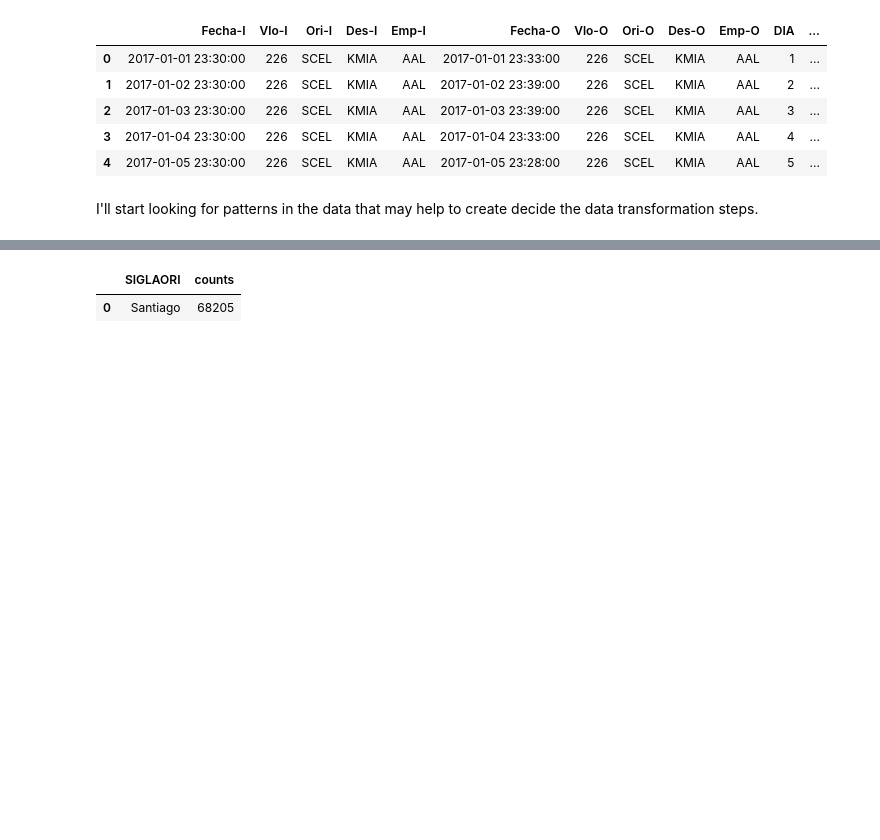
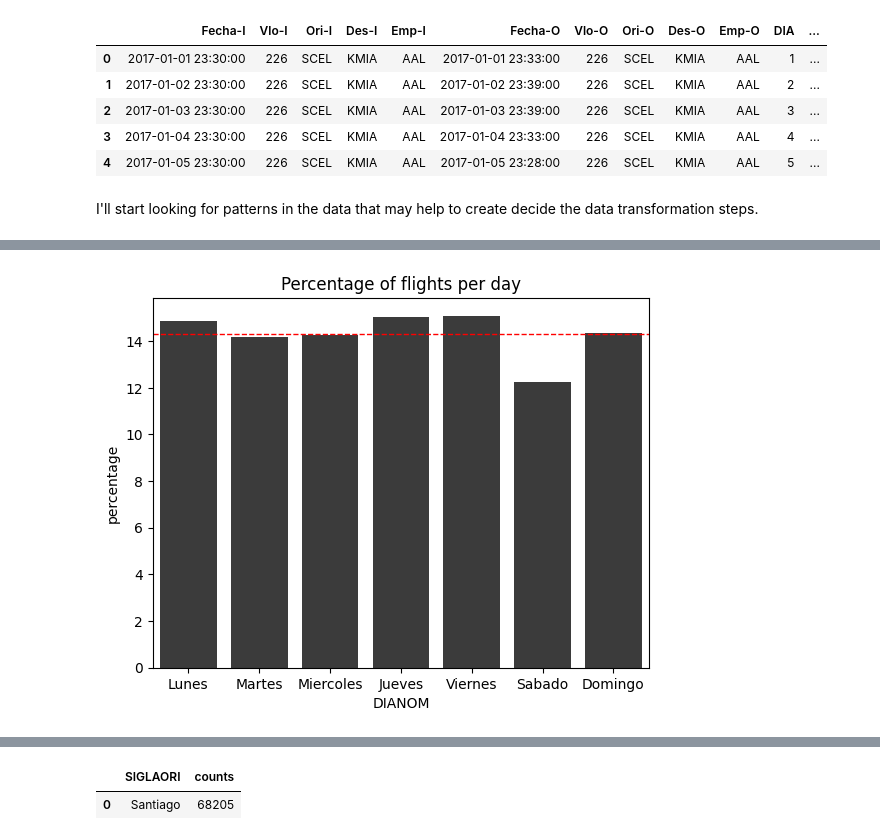
Before and after one commit to Luis-ramirez-r/Challenge-Data-Scientist---Luis-Ramirez, a Jupyter notebook: solution.ipynb, the cells around one changed output, grey strips where cells are left out. Cells and saved outputs as stored; diff of their text form; code cells hidden in the pictures; blank space fills up the shorter version.

```diff
--- a/solution.ipynb
+++ b/solution.ipynb
@@ -130,0 +159,6 @@ plt.show()
+# %%
+day_map = {'Lunes':1, 'Martes':2, 'Miercoles':3, 'Jueves':4, 'Viernes':5, 'Sabado':6, 'Domingo':7}
+
+make_bar_plot(df,'DIANOM','Percentage of flights per day',day_map)
+# %% [output]
+[figure, added]
```
Also changed, not shown: parts of 22 cells of this notebook.
